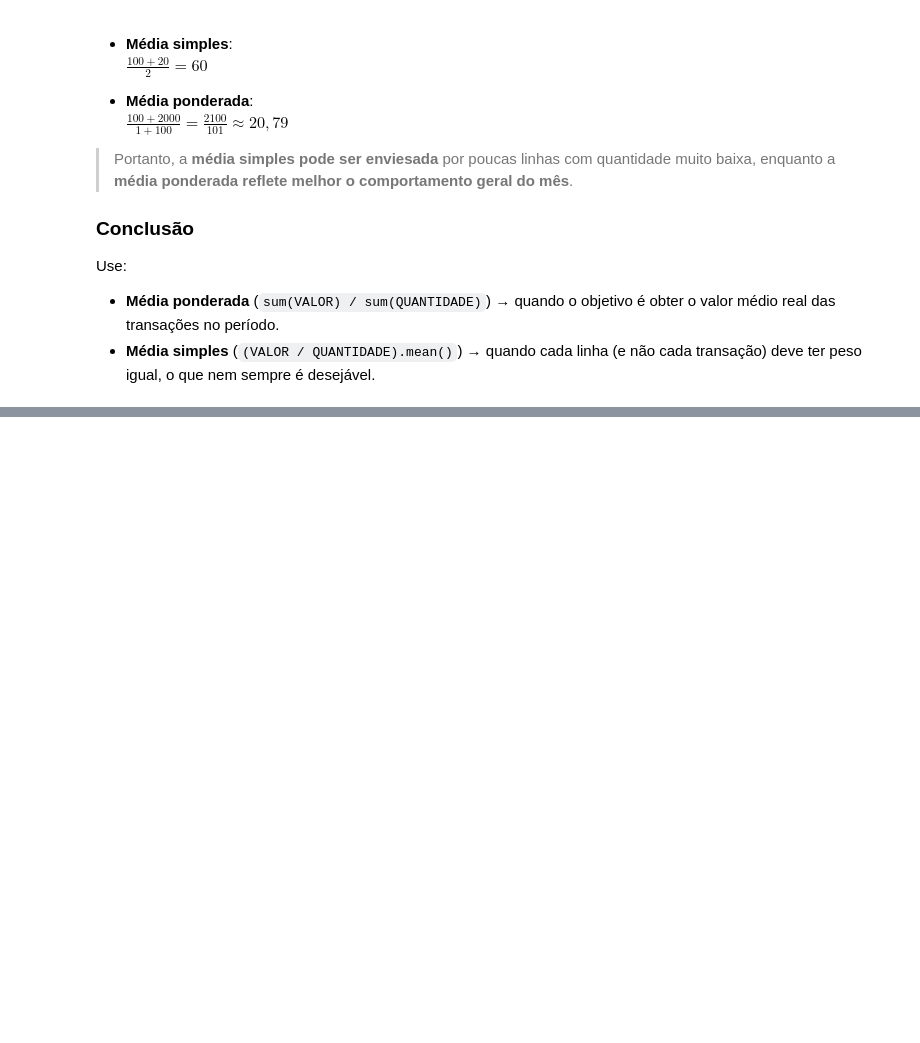
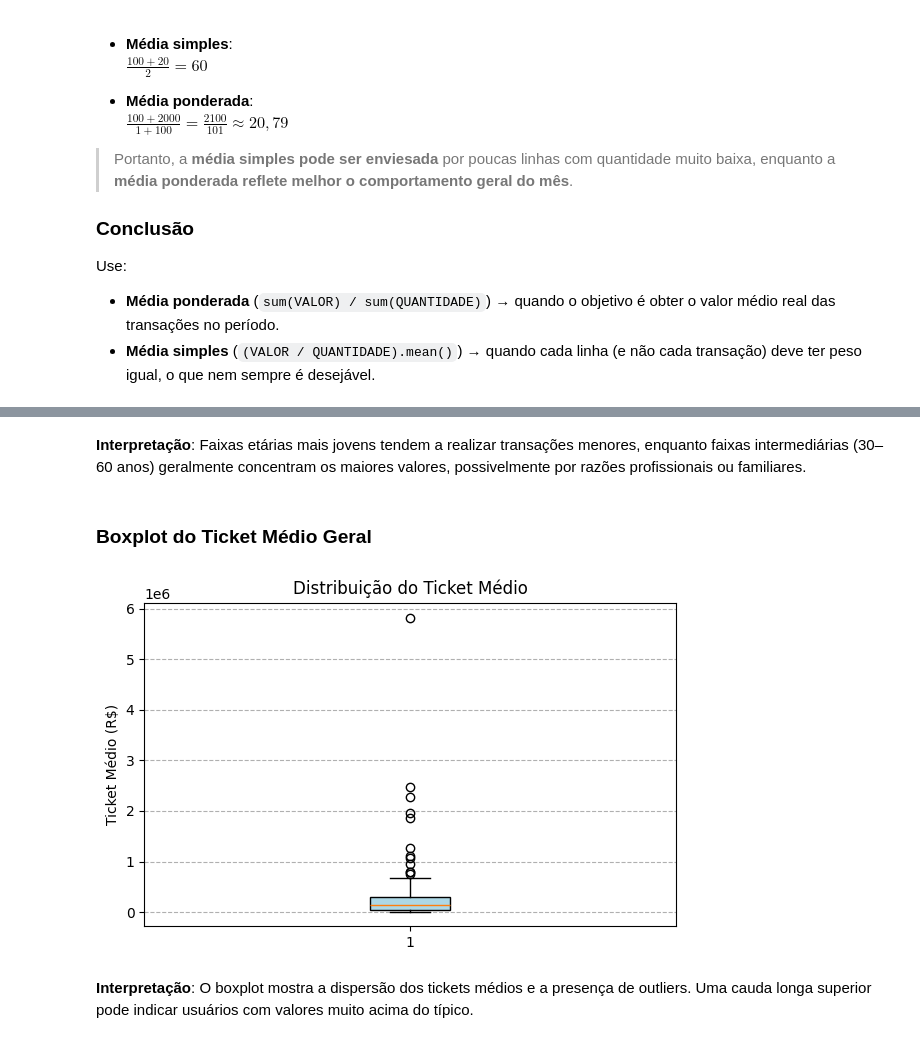
Before and after one commit to caiobarrosmelo/transacoesPixDS, a Jupyter notebook: relatorio_pix.ipynb, the cells around one changed output, grey strips where cells are left out. Saved outputs shown, nothing was run; the diff lists cells and outputs as text; code cells hidden in the pictures; blank space fills up the shorter version.

```diff
--- a/relatorio_pix.ipynb
+++ b/relatorio_pix.ipynb
@@ -284,0 +439,16 @@ Use:
+# %% [markdown]
+**Interpretação**: Faixas etárias mais jovens tendem a realizar transações menores, enquanto faixas intermediárias (30–60 anos) geralmente concentram os maiores valores, possivelmente por razões profissionais ou familiares.
+# %% [markdown]
+### Boxplot do Ticket Médio Geral
+# %%
+plt.figure(figsize=(6,4))
+plt.boxplot(df_pix['TICKET_MEDIO'], patch_artist=True, boxprops=dict(facecolor='lightblue'))
+plt.title('Distribuição do Ticket Médio')
+plt.ylabel('Ticket Médio (R$)')
+plt.grid(True, axis='y', linestyle='--')
+plt.tight_layout()
+plt.show()
+# %% [output]
+[figure, added]
+# %% [markdown]
+**Interpretação**: O boxplot mostra a dispersão dos tickets médios e a presença de outliers. Uma cauda longa superior pode indicar usuários com valores muito acima do típico.
```
Also changed, not shown: parts of 15 cells of this notebook.
